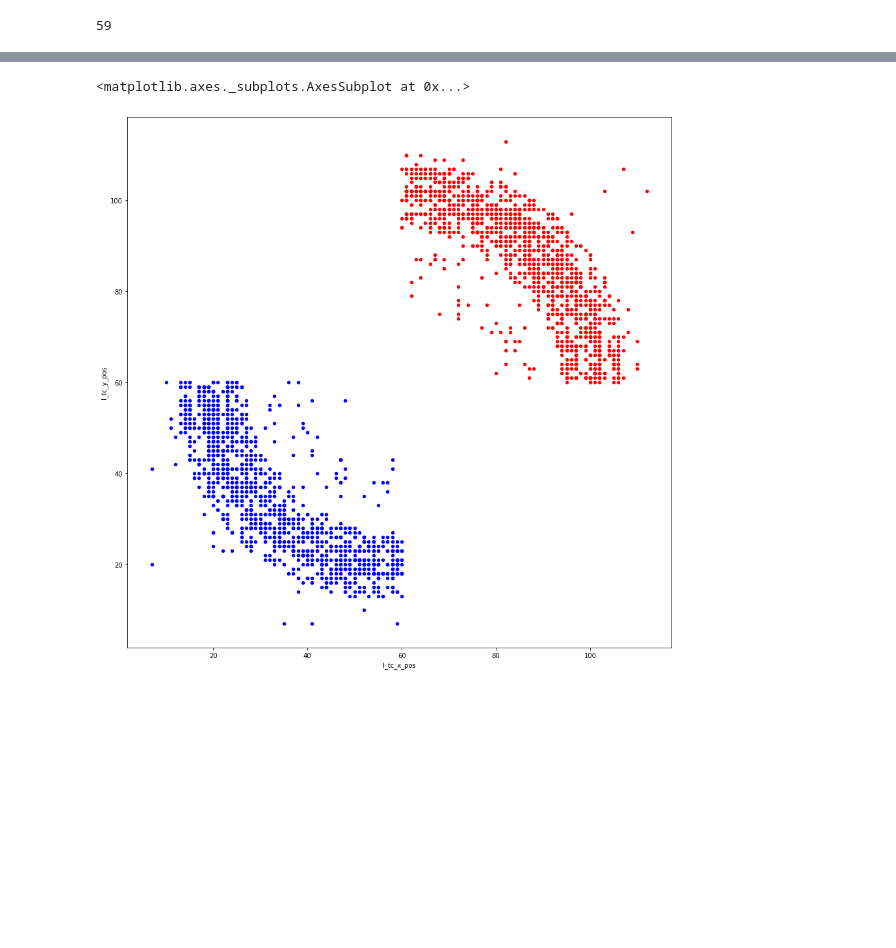
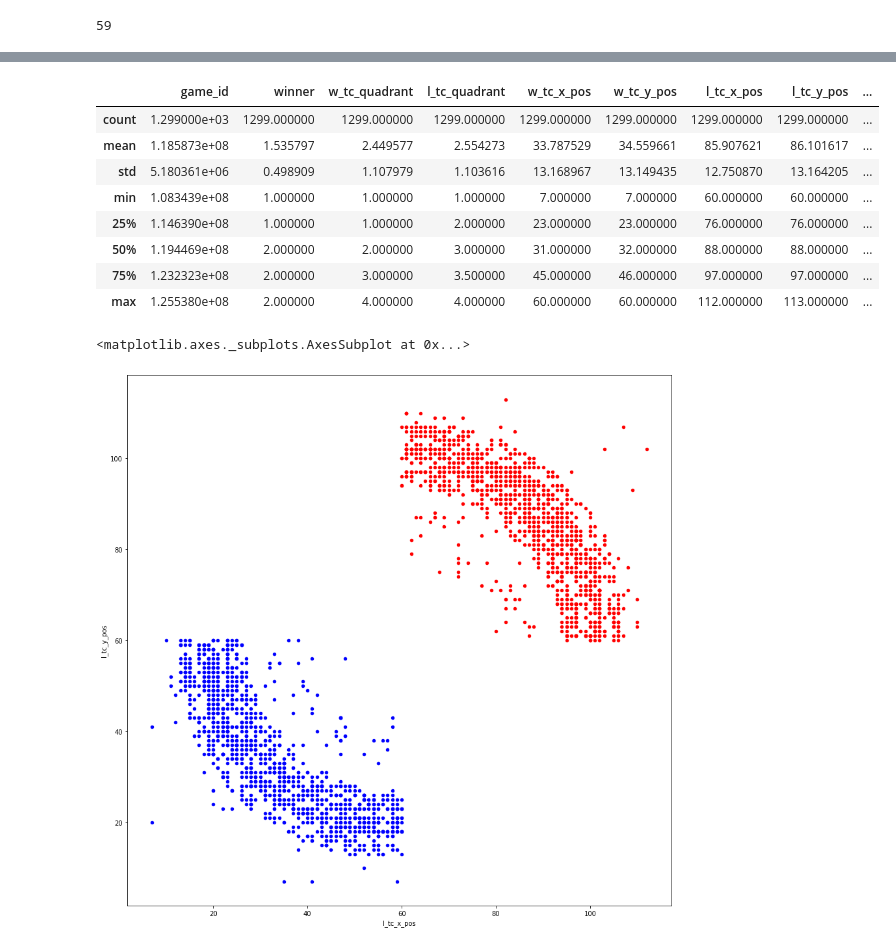
Before and after one commit to nicoelbert/AIS-Script, a Jupyter notebook: aoe2net_aoe2insights_joint_analytics.ipynb, the cells around one changed output, grey strips where cells are left out. Saved outputs shown, nothing was run; the diff lists cells and outputs as text; code cells hidden in the pictures; blank space fills up the shorter version.

```diff
--- a/aoe2net_aoe2insights_joint_analytics.ipynb
+++ b/aoe2net_aoe2insights_joint_analytics.ipynb
@@ -101,3 +151,15 @@ tc_pos_normed_df.head()
+# %%
+tc_pos_normed_df.describe()
+# %% [output]
+|  | game_id | winner | w_tc_quadrant | l_tc_quadrant | w_tc_x_pos | w_tc_y_pos | l_tc_x_pos | l_tc_y_pos | ... |
+| count | 1.299000e+03 | 1299.000000 | 1299.000000 | 1299.000000 | 1299.000000 | 1299.000000 | 1299.000000 | 1299.000000 | ... |
+| mean | 1.185873e+08 | 1.535797 | 2.449577 | 2.554273 | 33.787529 | 34.559661 | 85.907621 | 86.101617 | ... |
+| std | 5.180361e+06 | 0.498909 | 1.107979 | 1.103616 | 13.168967 | 13.149435 | 12.750870 | 13.164205 | ... |
+| min | 1.083439e+08 | 1.000000 | 1.000000 | 1.000000 | 7.000000 | 7.000000 | 60.000000 | 60.000000 | ... |
+| 25% | 1.146390e+08 | 1.000000 | 1.000000 | 2.000000 | 23.000000 | 23.000000 | 76.000000 | 76.000000 | ... |
+| 50% | 1.194469e+08 | 2.000000 | 2.000000 | 3.000000 | 31.000000 | 32.000000 | 88.000000 | 88.000000 | ... |
+| 75% | 1.232323e+08 | 2.000000 | 3.000000 | 3.500000 | 45.000000 | 46.000000 | 97.000000 | 97.000000 | ... |
+| max | 1.255380e+08 | 2.000000 | 4.000000 | 4.000000 | 60.000000 | 60.000000 | 112.000000 | 113.000000 | ... |
 # %%
 
 ax = tc_pos_normed_df.plot.scatter(x="w_tc_x_pos", y ="w_tc_y_pos",c="blue", figsize = (15,15))
```
Also changed, not shown: parts of 7 cells of this notebook.
